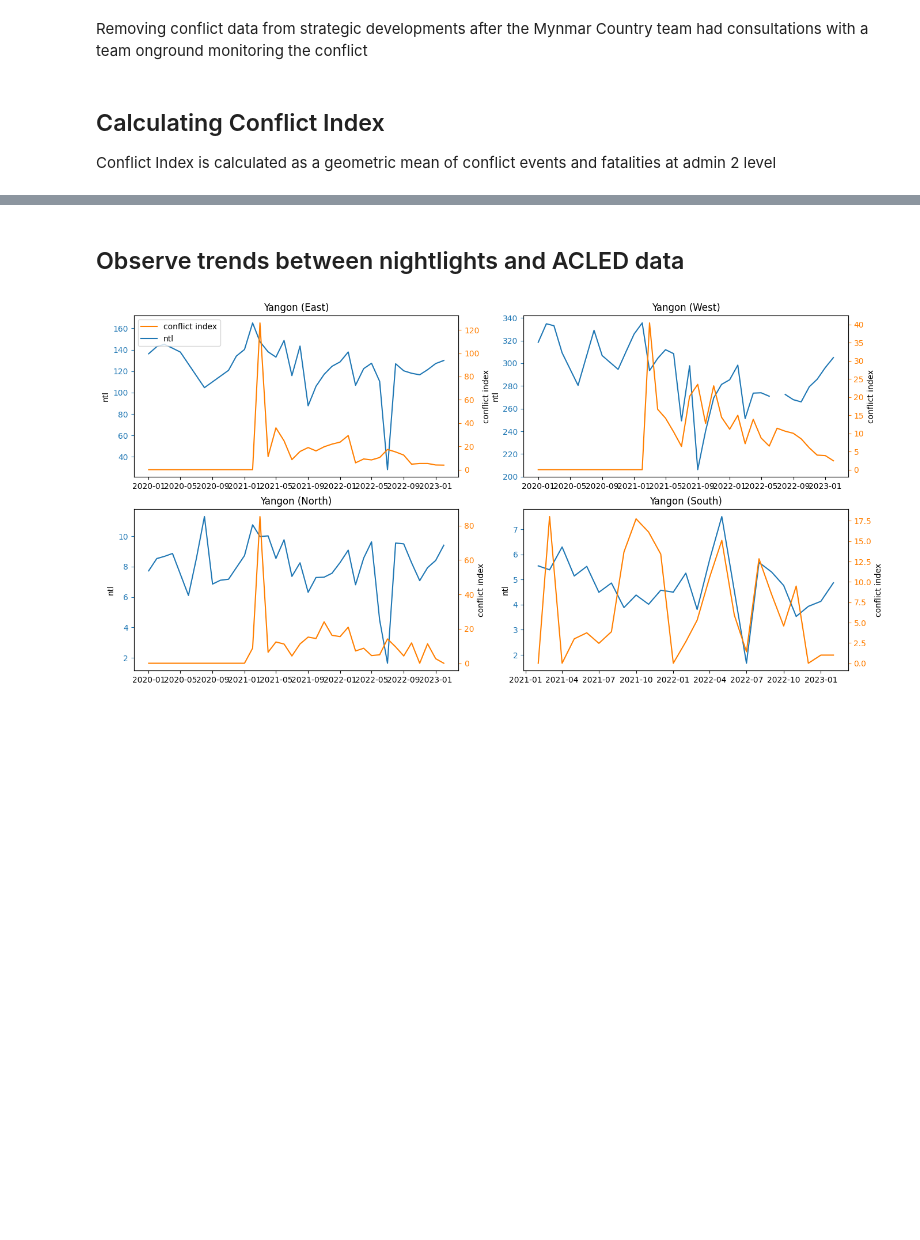
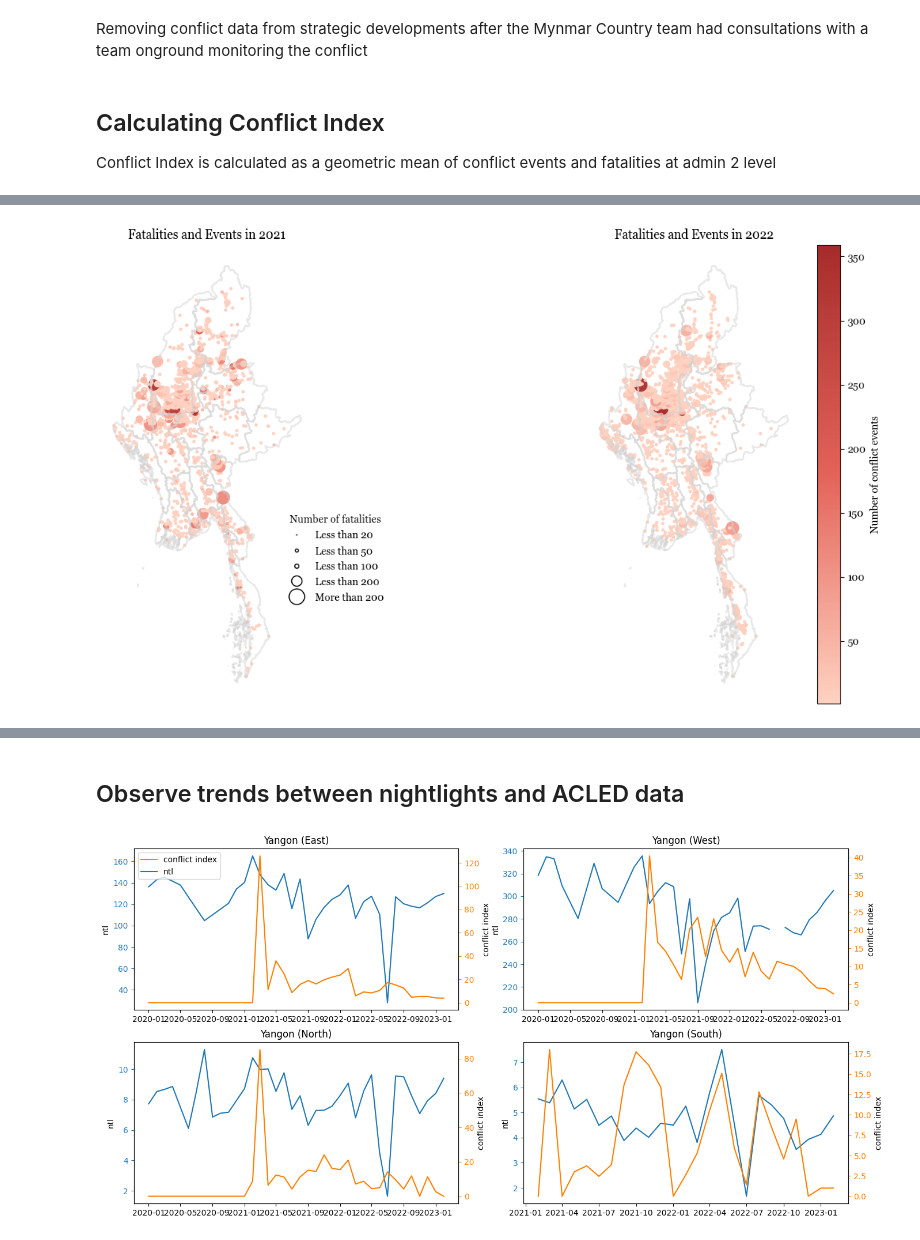
Before and after one commit to datapartnership/myanmar_economic_monitor, a Jupyter notebook: notebooks/conflict/acled.ipynb, the cells around one changed output, grey strips where cells are left out. Drawn from its saved outputs; the diff is of its cells as text; code cells hidden in the pictures; blank space fills up the shorter version.

Commit message:
acled-observations

```diff
--- a/notebooks/conflict/acled.ipynb
+++ b/notebooks/conflict/acled.ipynb
@@ -164,0 +190,2 @@ Right CRS: EPSG:4326
+# %%
+sizeCategoryLabels = {5:'Less than 20', 30:'Less than 50', 40:'Less than 100', 100:'Less than 200', 150: 'More than 200'}
@@ -164,0 +201,4 @@ Right CRS: EPSG:4326
+# %%
+acled_21 = get_acled_conflicts_by_year(acled, '2021-01-01', '2021-12-31')
+acled_22 = get_acled_conflicts_by_year(acled, '2022-01-01', '2022-12-31')
+acled_23 = get_acled_conflicts_by_year(acled, '2023-01-01', '2023-12-31')
@@ -164,0 +219,3 @@ Right CRS: EPSG:4326
+# %%
+myanmar_adm1['coords'] = myanmar_adm1['geometry'].apply(lambda x: x.representative_point().coords[:])
+myanmar_adm1['coords'] = [coords[0] for coords in myanmar_adm1['coords']]
@@ -164,0 +233,51 @@ Right CRS: EPSG:4326
+# %%
+import matplotlib.pyplot as plt
+from matplotlib import gridspec
+
+plt.rcParams["font.family"] = "Georgia"
+
+fig, ax = plt.subplots(1,2, sharex=True, figsize =(15, 8))
+
+
+acled_21.plot(column = 'count', cmap = cmap,  ax = ax[0], markersize = 'sizeCategory', marker = 'o')
+myanmar_adm1.boundary.plot(ax=ax[0], color = 'lightgrey', alpha = 0.5, zorder=1)
+ax[0].set_title('Fatalities and Events in 2021')
+
+acled_22.plot(column = 'count',  cmap = cmap, ax = ax[1], markersize = 'sizeCategory')
+myanmar_adm1.boundary.plot(ax=ax[1], color = 'lightgrey', alpha = 0.5, zorder = 1)
+ax[1].set_title('Fatalities and Events in 2022')
+
+# acled_23.plot(column = 'sum',  cmap = 'Reds', ax = ax[2], markersize = 'sizeCategory', vmin=10, vmax = 300)
+# myanmar_adm1.boundary.plot(ax=ax[2], color = 'lightgrey', alpha = 0.5, zorder = 1)
+
+# for idx, row in myanmar_adm1.iterrows():
+#     print(row['ST'])
+#     ax[1].annotate(text=row['ST'], xy=row['coords'],
+#                  horizontalalignment='center')
+#ax[2].set_title('Fatalities and Events in 2023')
+
+# Create a colorbar
+sm = plt.cm.ScalarMappable(cmap=cmap)
+sm.set_array(acled_22['count'])
+cbar = plt.colorbar(sm)
+cbar.set_label("Number of conflict events")
+
+for i in [0,1]:
+    ax[i].spines['top'].set_visible(False)
+    ax[i].spines['bottom'].set_visible(False)
+    ax[i].spines['left'].set_visible(False)
+    ax[i].spines['right'].set_visible(False)
+
+    ax[i].set_xticks([])
+    ax[i].set_yticks([])
+
+sizes = acled_22.sort_values(by='sizeCategory')['sizeCategory'].unique()
+handles = []
+for size in sizes:
+    handle, = ax[0].plot([], [], marker='o', markersize=size/10, linestyle='', label=sizeCategoryLabels[size], markerfacecolor='white', markeredgecolor='black')
+    handles.append(handle)
+ax[0].legend(handles=handles, title='Number of fatalities', loc='lower right', frameon=False, bbox_to_anchor = (1.4,0.2))
+plt.show()
+    #ax[i].set_xticks(False)
+# %% [output]
+[figure, added]
```
Also changed, not shown: parts of 13 cells of this notebook.
